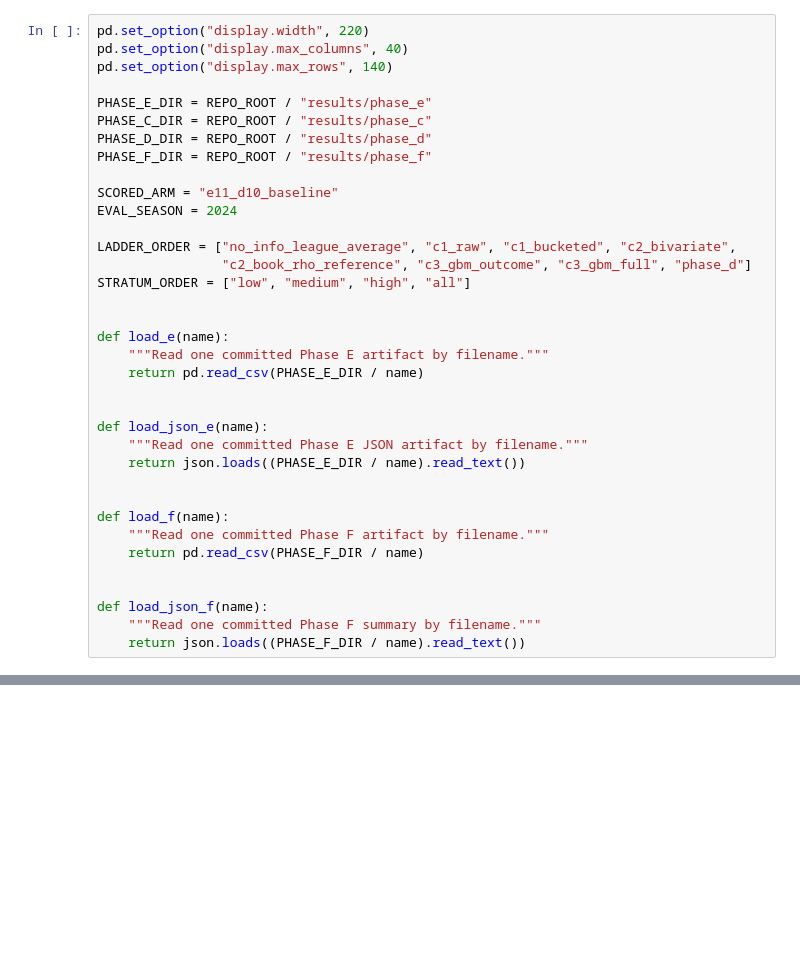
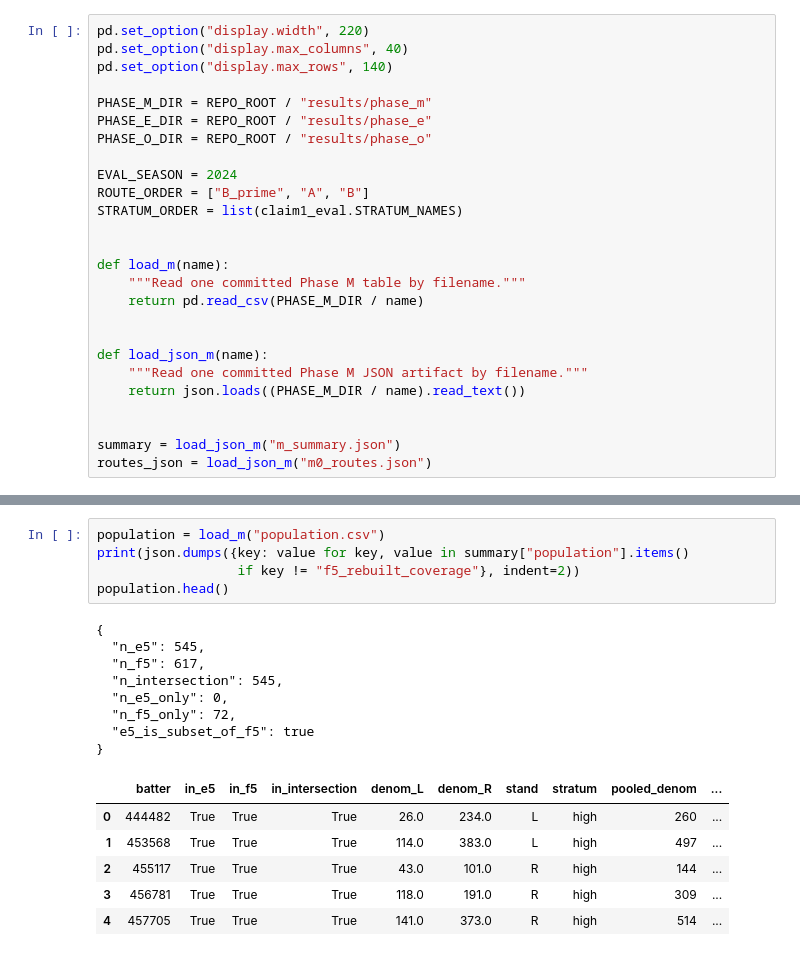
Before and after one commit to nseluga/Hitter-Embedding, a Jupyter notebook: notebooks/08_measurement.ipynb, the cells around one changed output, grey strips where cells are left out. Drawn from its saved outputs; the diff is of its cells as text; blank space fills up the shorter version.

Commit message:
phase m run

```diff
--- a/notebooks/08_measurement.ipynb
+++ b/notebooks/08_measurement.ipynb
@@ -32,34 +42,24 @@ pd.set_option("display.width", 220)
 pd.set_option("display.max_columns", 40)
 pd.set_option("display.max_rows", 140)
 
+PHASE_M_DIR = REPO_ROOT / "results/phase_m"
 PHASE_E_DIR = REPO_ROOT / "results/phase_e"
-PHASE_C_DIR = REPO_ROOT / "results/phase_c"
-PHASE_D_DIR = REPO_ROOT / "results/phase_d"
-PHASE_F_DIR = REPO_ROOT / "results/phase_f"
+PHASE_O_DIR = REPO_ROOT / "results/phase_o"
 
-SCORED_ARM = "e11_d10_baseline"
 EVAL_SEASON = 2024
-
-LADDER_ORDER = ["no_info_league_average", "c1_raw", "c1_bucketed", "c2_bivariate",
-                "c2_book_rho_reference", "c3_gbm_outcome", "c3_gbm_full", "phase_d"]
-STRATUM_ORDER = ["low", "medium", "high", "all"]
+ROUTE_ORDER = ["B_prime", "A", "B"]
+STRATUM_ORDER = list(claim1_eval.STRATUM_NAMES)
 
 
-def load_e(name):
-    """Read one committed Phase E artifact by filename."""
-    return pd.read_csv(PHASE_E_DIR / name)
+def load_m(name):
+    """Read one committed Phase M table by filename."""
+    return pd.read_csv(PHASE_M_DIR / name)
 
 
-def load_json_e(name):
-    """Read one committed Phase E JSON artifact by filename."""
-    return json.loads((PHASE_E_DIR / name).read_text())
+def load_json_m(name):
+    """Read one committed Phase M JSON artifact by filename."""
+    return json.loads((PHASE_M_DIR / name).read_text())
 
 
-def load_f(name):
-    """Read one committed Phase F artifact by filename."""
-    return pd.read_csv(PHASE_F_DIR / name)
-
-
-def load_json_f(name):
-    """Read one committed Phase F summary by filename."""
-    return json.loads((PHASE_F_DIR / name).read_text())
+summary = load_json_m("m_summary.json")
+routes_json = load_json_m("m0_routes.json")
@@ -122,0 +106,20 @@ pd.Series({
+# %%
+population = load_m("population.csv")
+print(json.dumps({key: value for key, value in summary["population"].items()
+                  if key != "f5_rebuilt_coverage"}, indent=2))
+population.head()
+# %% [output]
+{
+  "n_e5": 545,
+  "n_f5": 617,
+  "n_intersection": 545,
+  "n_e5_only": 0,
+  "n_f5_only": 72,
+  "e5_is_subset_of_f5": true
+}
+|  | batter | in_e5 | in_f5 | in_intersection | denom_L | denom_R | stand | stratum | pooled_denom | ... |
+| 0 | 444482 | True | True | True | 26.0 | 234.0 | L | high | 260 | ... |
+| 1 | 453568 | True | True | True | 114.0 | 383.0 | L | high | 497 | ... |
+| 2 | 455117 | True | True | True | 43.0 | 101.0 | R | high | 144 | ... |
+| 3 | 456781 | True | True | True | 118.0 | 191.0 | R | high | 309 | ... |
+| 4 | 457705 | True | True | True | 141.0 | 373.0 | R | high | 514 | ... |
```
Also changed, not shown: parts of 35 cells of this notebook, 15 other files.
